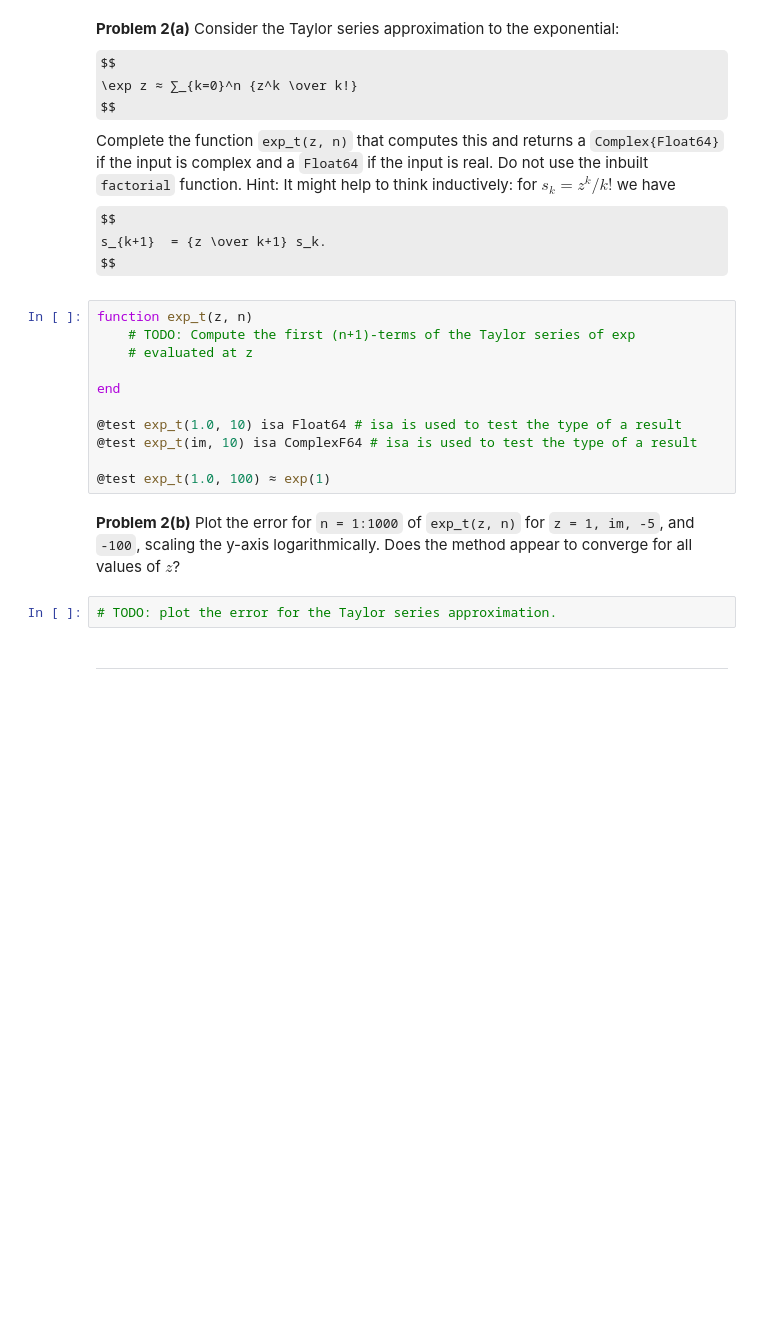
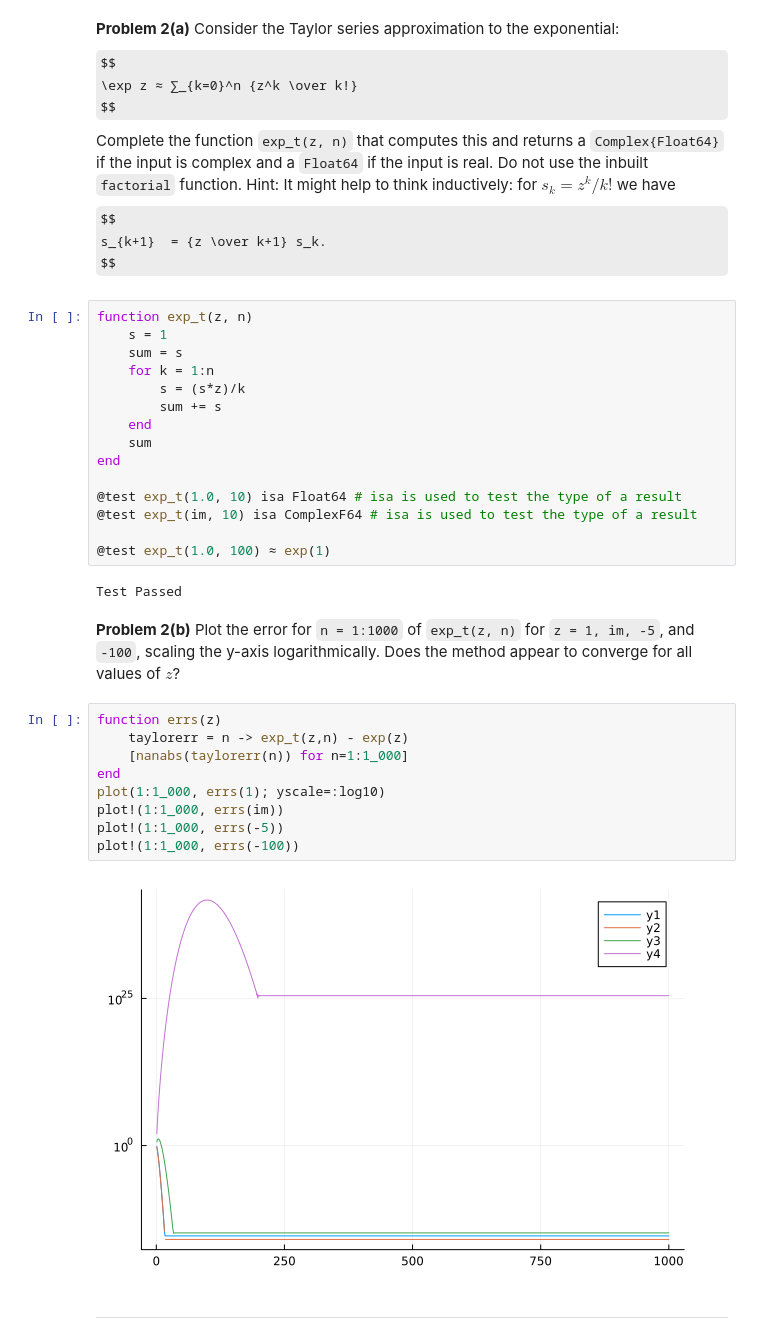
Before and after one commit to lovelife383/MATH50003NumericalAnalysis, a Jupyter notebook: labs/lab2.ipynb, the cells around one changed output. Cells and saved outputs as stored; diff of their text form; some formulas as TeX source; blank space fills up the shorter version.

```diff
--- a/labs/lab2.ipynb
+++ b/labs/lab2.ipynb
@@ -151,21 +151,36 @@ $$
 $$
 # %%
 function exp_t(z, n)
-    # TODO: Compute the first (n+1)-terms of the Taylor series of exp
-    # evaluated at z
-
+    s = 1
+    sum = s
+    for k = 1:n
+        s = (s*z)/k
+        sum += s
+    end
+    sum
 end
 
 @test exp_t(1.0, 10) isa Float64 # isa is used to test the type of a result
 @test exp_t(im, 10) isa ComplexF64 # isa is used to test the type of a result
 
 @test exp_t(1.0, 100) ≈ exp(1)
+# %% [output]
+Test Passed
 # %% [markdown]
 **Problem 2(b)** Plot the error for `n = 1:1000` of `exp_t(z, n)` for `z = 1, im, -5`, and `-100`,
 scaling the y-axis logarithmically.
 Does the method appear to converge for all values of $z$?
-# %%
-# TODO: plot the error for the Taylor series approximation.
+# %%
+function errs(z)
+    taylorerr = n -> exp_t(z,n) - exp(z)
+    [nanabs(taylorerr(n)) for n=1:1_000]
+end
+plot(1:1_000, errs(1); yscale=:log10)
+plot!(1:1_000, errs(im))
+plot!(1:1_000, errs(-5))
+plot!(1:1_000, errs(-100))
+# %% [output]
+[figure, added]
 # %% [markdown]
 ------
 # %% [markdown]
```
Also changed, not shown: parts of 4 cells of this notebook.
